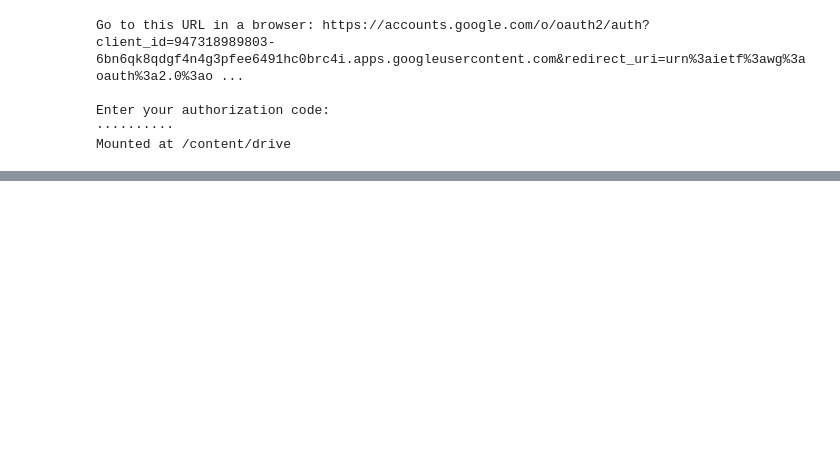
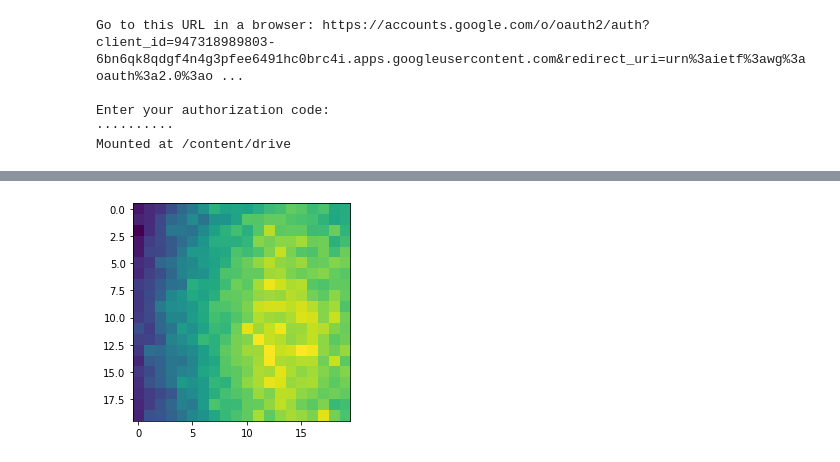
Before and after one commit to alirezash97/Galaxy-Classification, a Jupyter notebook: Galaxy.ipynb, the cells around one changed output, grey strips where cells are left out. Saved outputs shown, nothing was run; the diff lists cells and outputs as text; code cells hidden in the pictures; blank space fills up the shorter version.

```diff
--- a/Galaxy.ipynb
+++ b/Galaxy.ipynb
@@ -71,3 +160,20 @@ ValueError: ignored
+# %%
+maxpool_layer = []
+for image in layer1:
+  maxpool = np.zeros((20, 20))
+  for i in range(0, int(image.shape[0] / 5) ):
+    for j in range(0, int(image.shape[1] / 5) ):
+      temp = image[ i*5 : (i+1)*5, j*5 : (j+1)*5]
+      pool = np.max(temp)
+      maxpool[i][j] = pool
+  maxpool_layer.append(maxpool)
+# %%
+len(maxpool_layer)
+for image in maxpool_layer:
+  plt.imshow(image)
+  plt.show()
+# %% [output]
+[figure, added]
 # %%
 x = np.array(x).reshape((m, 4500000))
 # %%
```
Also changed, not shown: parts of 9 cells of this notebook.
